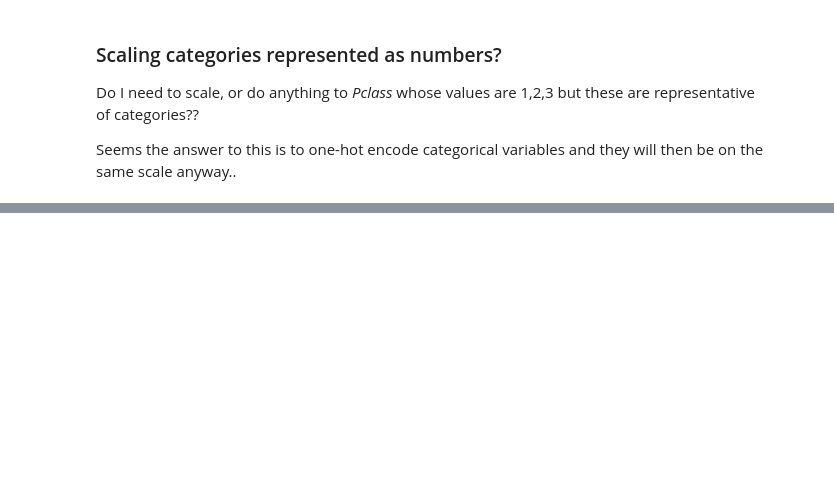
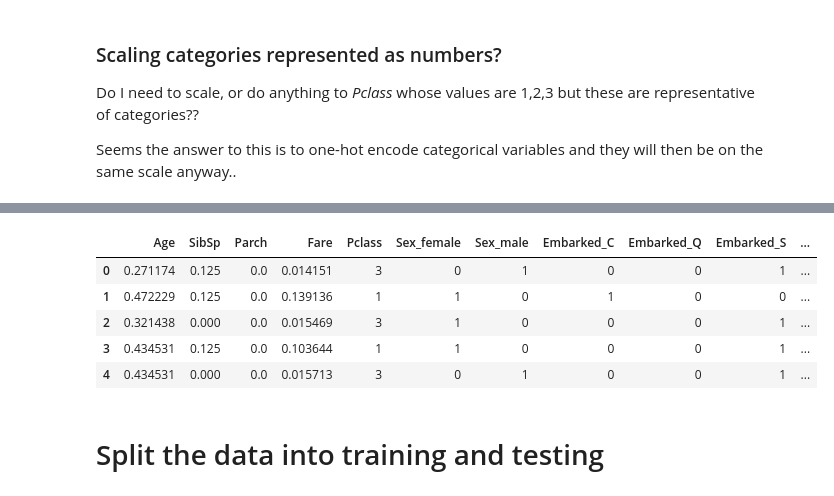
Before and after one commit to JonR45/Titanic, a Jupyter notebook: titanic_project.ipynb, the cells around one changed output, grey strips where cells are left out. Drawn from its saved outputs; the diff is of its cells as text; code cells hidden in the pictures; blank space fills up the shorter version.

Commit message:
data cleaning and pre-processing completed

```diff
--- a/titanic_project.ipynb
+++ b/titanic_project.ipynb
@@ -526,0 +534,3 @@ cat_encoder.categories_
+# %%
+# drop the columns which have now been one hot encoded (Sex and Embarked)
+df = df.drop(['Sex', 'Embarked'], axis=1)
@@ -526,0 +543,4 @@ cat_encoder.categories_
+# %%
+# add survived and plclass back into the dataframe
+df[['Survived', 'Pclass']] = rest_of_columns
+df.head()
@@ -526,0 +554,14 @@ cat_encoder.categories_
+# %%
+# reorder columns to place survived at the end
+df = df[['Age', 'SibSp', 'Parch', 'Fare', 'Pclass', 'Sex_female',
+       'Sex_male', 'Embarked_C', 'Embarked_Q', 'Embarked_S', 'Survived']]
+df.head()
+# %% [output]
+|  | Age | SibSp | Parch | Fare | Pclass | Sex_female | Sex_male | Embarked_C | Embarked_Q | Embarked_S | ... |
+| 0 | 0.271174 | 0.125 | 0.0 | 0.014151 | 3 | 0 | 1 | 0 | 0 | 1 | ... |
+| 1 | 0.472229 | 0.125 | 0.0 | 0.139136 | 1 | 1 | 0 | 1 | 0 | 0 | ... |
+| 2 | 0.321438 | 0.000 | 0.0 | 0.015469 | 3 | 1 | 0 | 0 | 0 | 1 | ... |
+| 3 | 0.434531 | 0.125 | 0.0 | 0.103644 | 1 | 1 | 0 | 0 | 0 | 1 | ... |
+| 4 | 0.434531 | 0.000 | 0.0 | 0.015713 | 3 | 0 | 1 | 0 | 0 | 1 | ... |
+# %% [markdown]
+# Split the data into training and testing <a id='train_test_split' ><a/>
```
Also changed, not shown: parts of 22 cells of this notebook.
